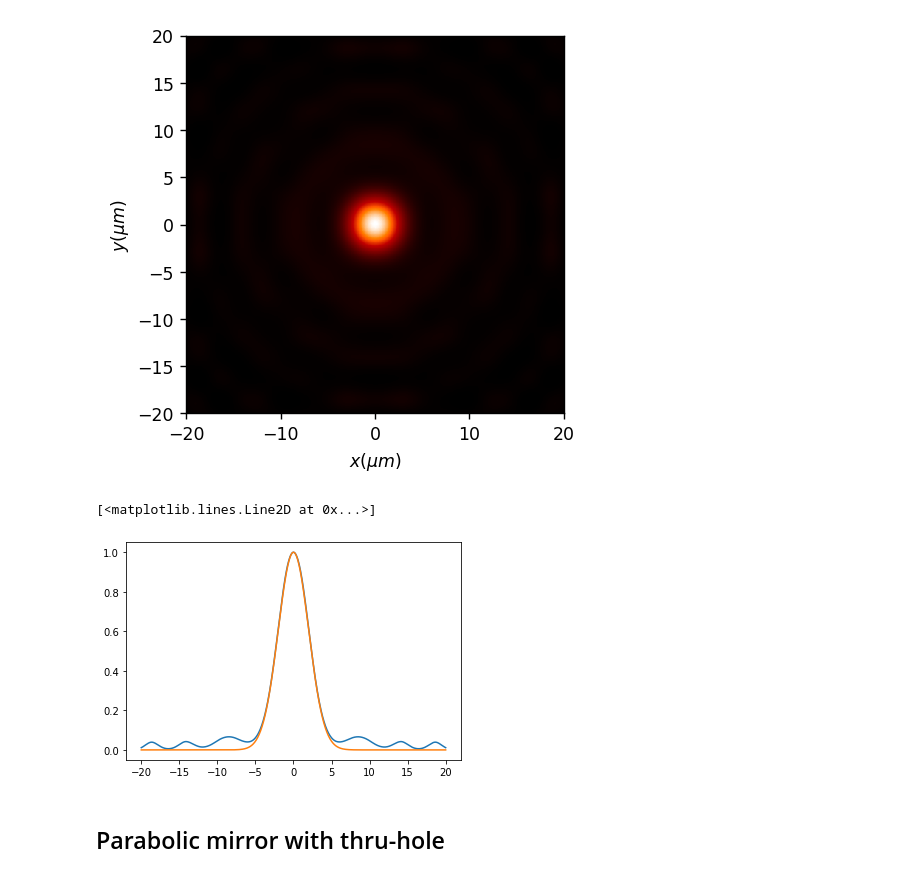
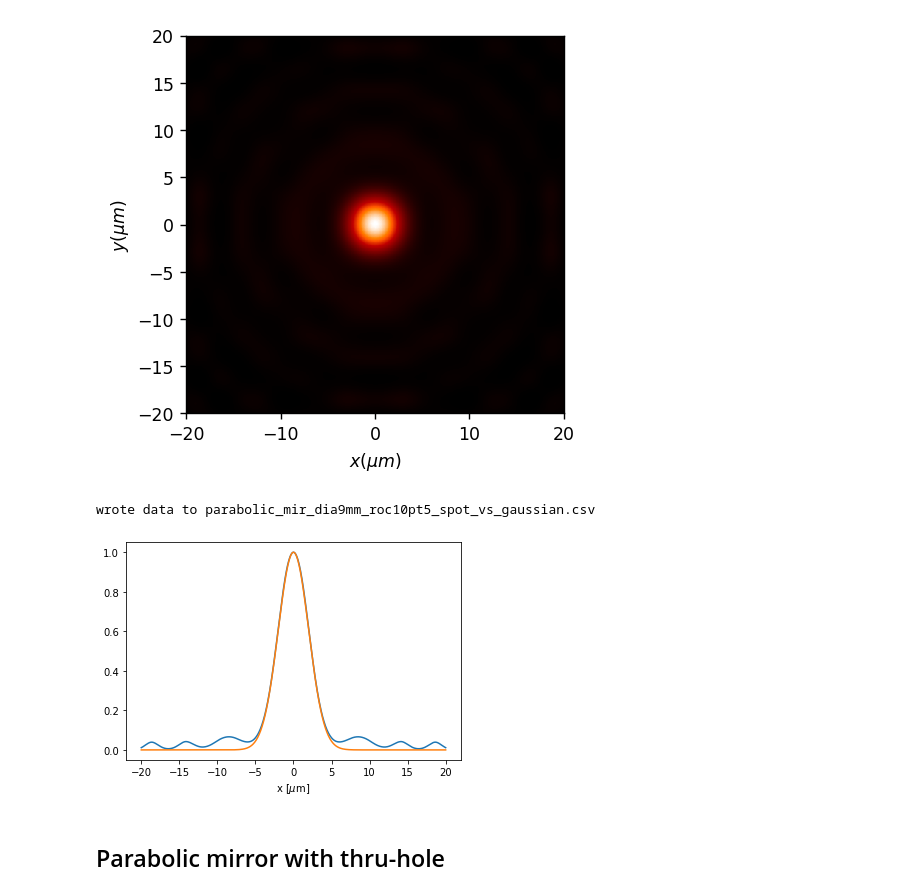
Before and after one commit to prhuft/fourier-optics, a Jupyter notebook: diffractio/XY_parabolic_mirror.ipynb, the cells around one changed output. Drawn from its saved outputs; the diff is of its cells as text; code cells hidden in the pictures.

```diff
--- a/diffractio/XY_parabolic_mirror.ipynb
+++ b/diffractio/XY_parabolic_mirror.ipynb
@@ -27,7 +28,7 @@ cv2 not imported. Function send_image_screen cannot be used
 NA_to_waist = lambda NA: lmbda/(pi*tan(arcsin(NA)))
 
 width = 9*mm
-pts = 2**13
+pts = 2**12
 x0 = np.linspace(-width/2, width/2, pts)
 y0 = np.linspace(-width/2, width/2, pts)
 lmbda = 0.852 * um
@@ -120,0 +106,8 @@ computed in 113.55188131332397s
+# %%
+nw = 20 * um
+uresamp = u2.cut_resample(
+  x_limits=(-nw, nw),
+  y_limits=(-nw, nw),
+  num_points=[1024, 1024],
+  new_field=True)
+uresamp.draw(kind='intensity')
@@ -162,14 +160,21 @@ computed in 34.59350514411926s
 [figure]
 [figure]
 # %%
-slicelen = len(u2.u[0,:])
-slicepts = u2.u[slicelen//2,:]
+slicelen = len(uresamp.u[0,:])
+slicepts = uresamp.u[slicelen//2,:]
 xpts = linspace(-nw,nw,slicelen)
 plt.plot(xpts, abs(slicepts)**2/max(abs(slicepts)**2))
 plt.plot(xpts, exp(-2*(xpts/(4*um))**2))
+plt.xlabel(r"x [$\mu$m]")
+
+data = [xpts, abs(slicepts)**2/max(abs(slicepts)**2), exp(-2*(xpts/(4*um))**2)]
+labels = ['xpts', 'focal intensity', 'w0=4 um Gaussian']
+
+# fname = "parabolic_mir_dia9mm_roc10pt5_spot_vs_gaussian.csv"
+# soln_to_csv(fname, data, labels, metastr=None)
 # %% [output]
-[<matplotlib.lines.Line2D at 0x...>]
+wrote data to parabolic_mir_dia9mm_roc10pt5_spot_vs_gaussian.csv
-[figure, old version]
+[figure, new version]
 # %% [markdown]
 ## Parabolic mirror with thru-hole
 # %%
```
Also changed, not shown: parts of 11 cells of this notebook, 5 other files.
